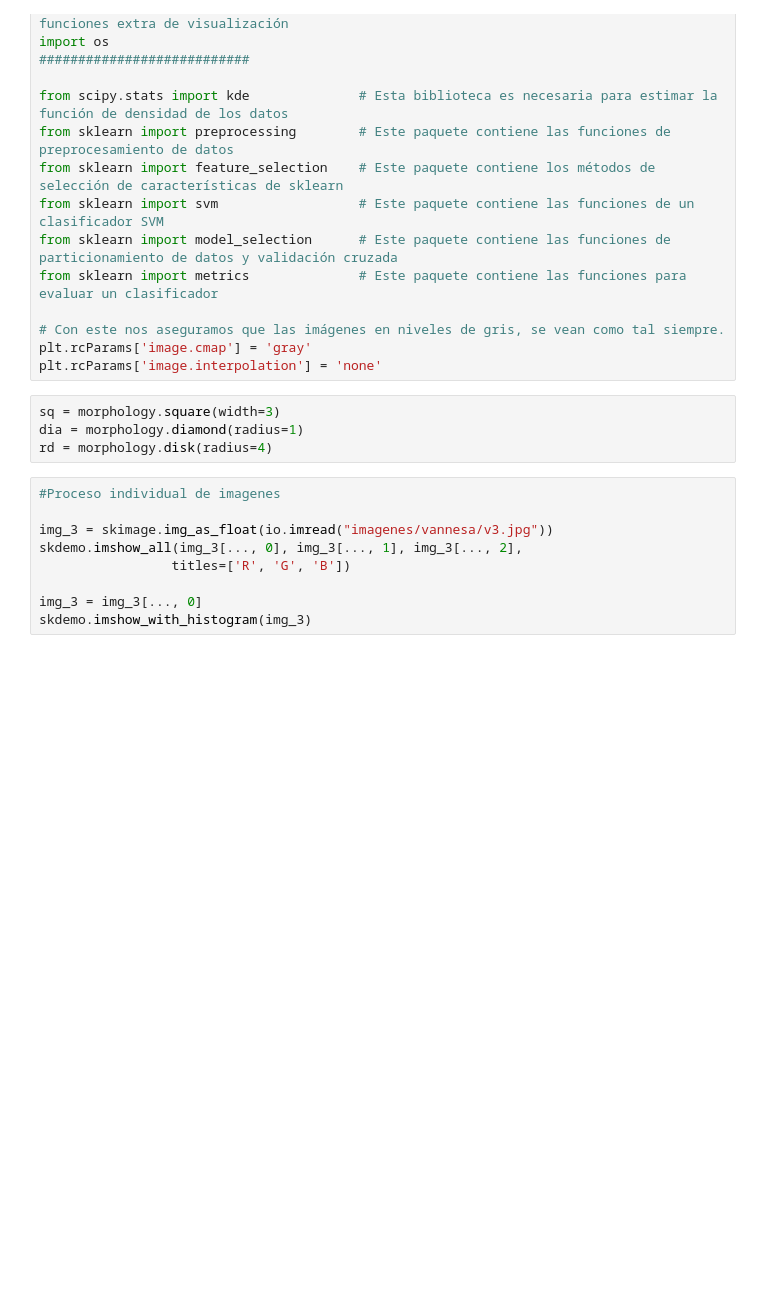
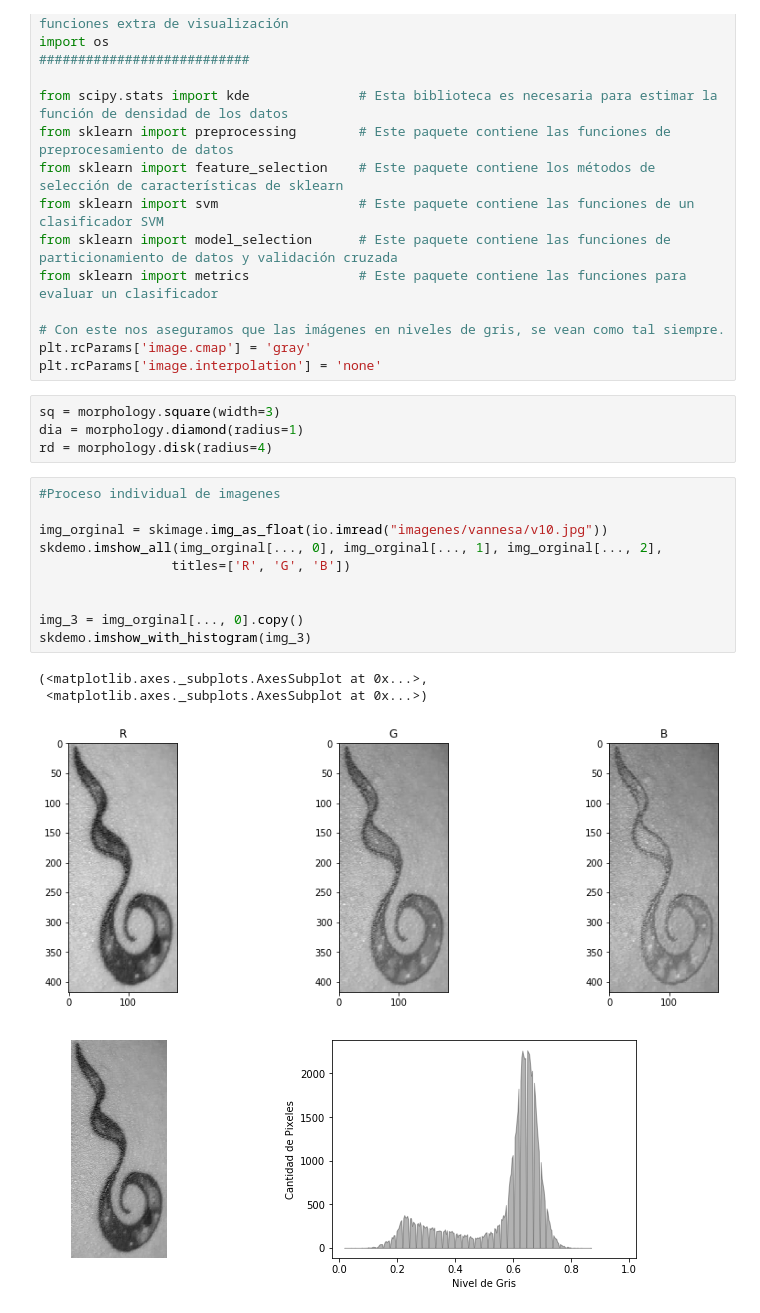
Before and after one commit to branmous/VisonArtifical-ReconocimientoDeTatuajes, a Jupyter notebook: Final -M.ipynb, the cells around one changed output. Saved outputs shown, nothing was run; the diff lists cells and outputs as text; blank space fills up the shorter version.

Commit message:
recortes de imagen

```diff
--- a/Final -M.ipynb
+++ b/Final -M.ipynb
@@ -45,12 +45,18 @@ rd = morphology.disk(radius=4)
 # %%
 #Proceso individual de imagenes
 
-img_3 = skimage.img_as_float(io.imread("imagenes/vannesa/v3.jpg"))
-skdemo.imshow_all(img_3[..., 0], img_3[..., 1], img_3[..., 2],
+img_orginal = skimage.img_as_float(io.imread("imagenes/vannesa/v10.jpg"))
+skdemo.imshow_all(img_orginal[..., 0], img_orginal[..., 1], img_orginal[..., 2],
                  titles=['R', 'G', 'B'])
 
-img_3 = img_3[..., 0]
+
+img_3 = img_orginal[..., 0].copy()
 skdemo.imshow_with_histogram(img_3)
+# %% [output]
+(<matplotlib.axes._subplots.AxesSubplot at 0x...>,
+ <matplotlib.axes._subplots.AxesSubplot at 0x...>)
+[figure, added]
+[figure, added]
 # %%
 k = morphology.square(10)
 img_median = filters.rank.median(img_3, k)
```
Also changed, not shown: parts of 13 cells of this notebook, 5 other files.
